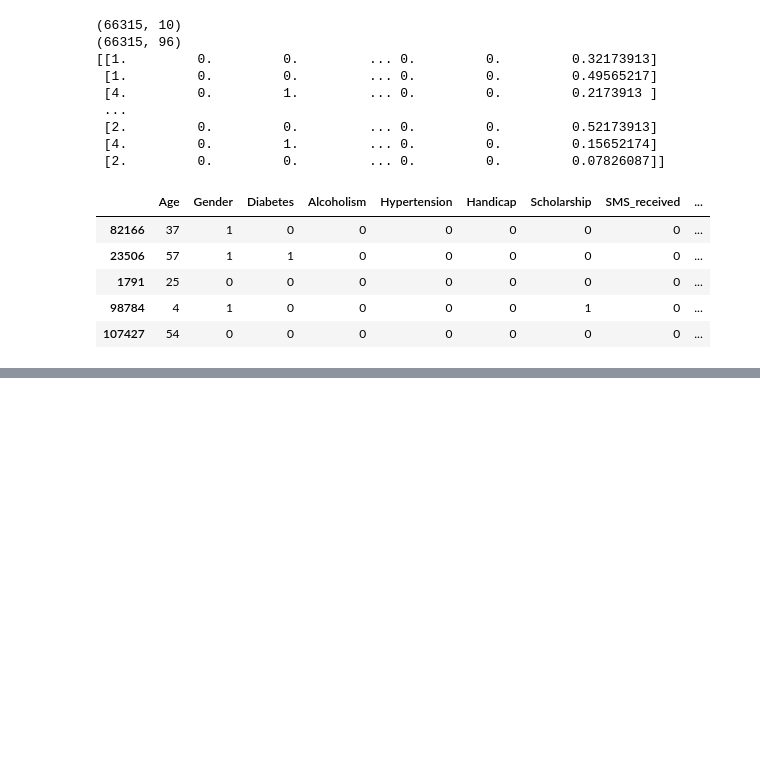
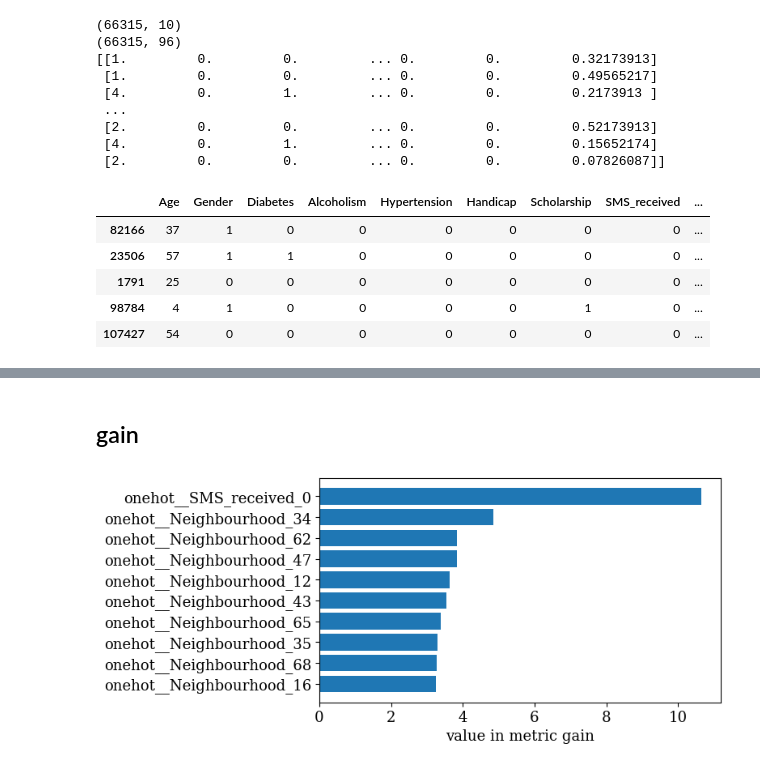
Before and after one commit to f18bc/data1030project, a Jupyter notebook: src/Final Project.ipynb, the cells around one changed output, grey strips where cells are left out. Saved outputs shown, nothing was run; the diff lists cells and outputs as text; code cells hidden in the pictures; blank space fills up the shorter version.

```diff
--- a/src/Final Project.ipynb
+++ b/src/Final Project.ipynb
@@ -821,0 +1163,18 @@ weighted avg       0.70      0.77      0.72     22106
+# %% [markdown]
+## gain
+# %%
+metric = 'gain'
+scores = clf_XGB.get_booster().get_score(importance_type=metric)
+scores_ = {}
+for k,v in scores.items():
+    idx = int(k[1:])
+    scores_[ftr_names[idx]] = v
+scores_ = dict(sorted(scores_.items(), key=lambda item: item[1]))
+feature_names_tmp = list(scores_.keys())[-10:]
+summary = list(scores_.values())[-10:]
+plt.figure(figsize=(6.4,3.6))
+plt.barh(feature_names_tmp,summary)
+plt.xlabel('value in metric ' +  metric)
+plt.show()
+# %% [output]
+[figure, added]
```
Also changed, not shown: parts of 59 cells of this notebook, 1 other file.
